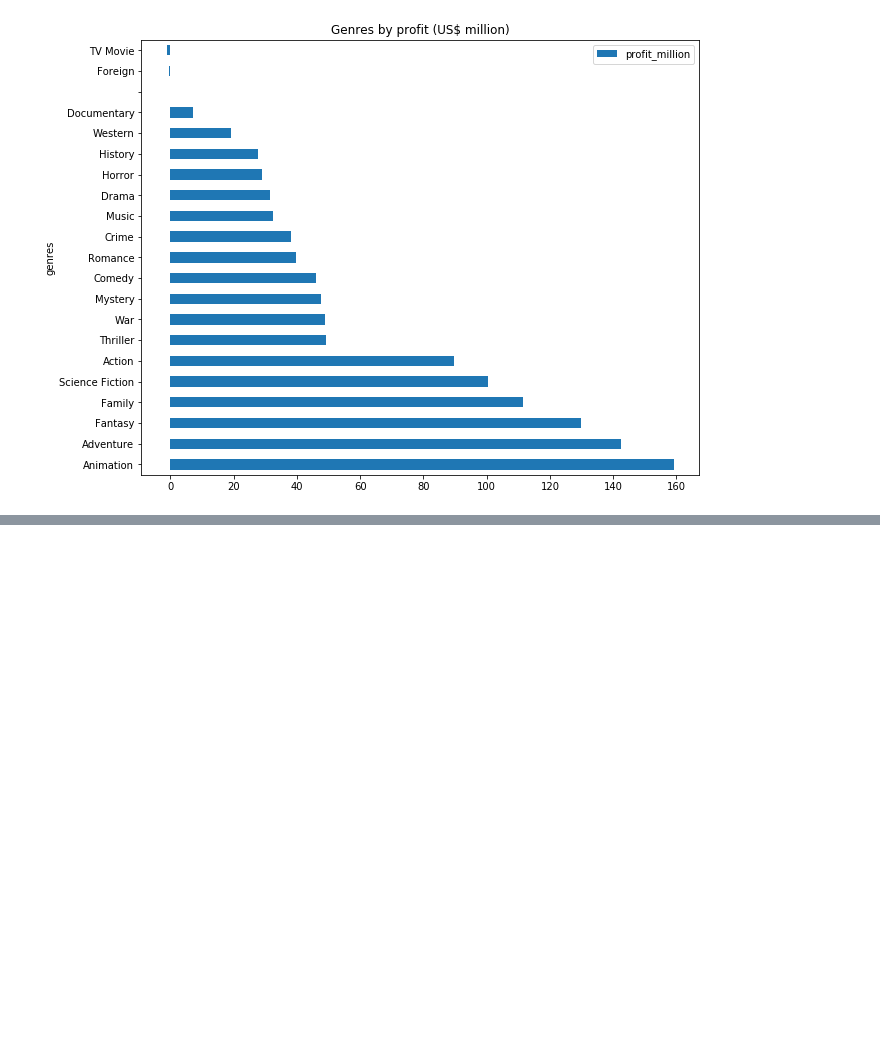
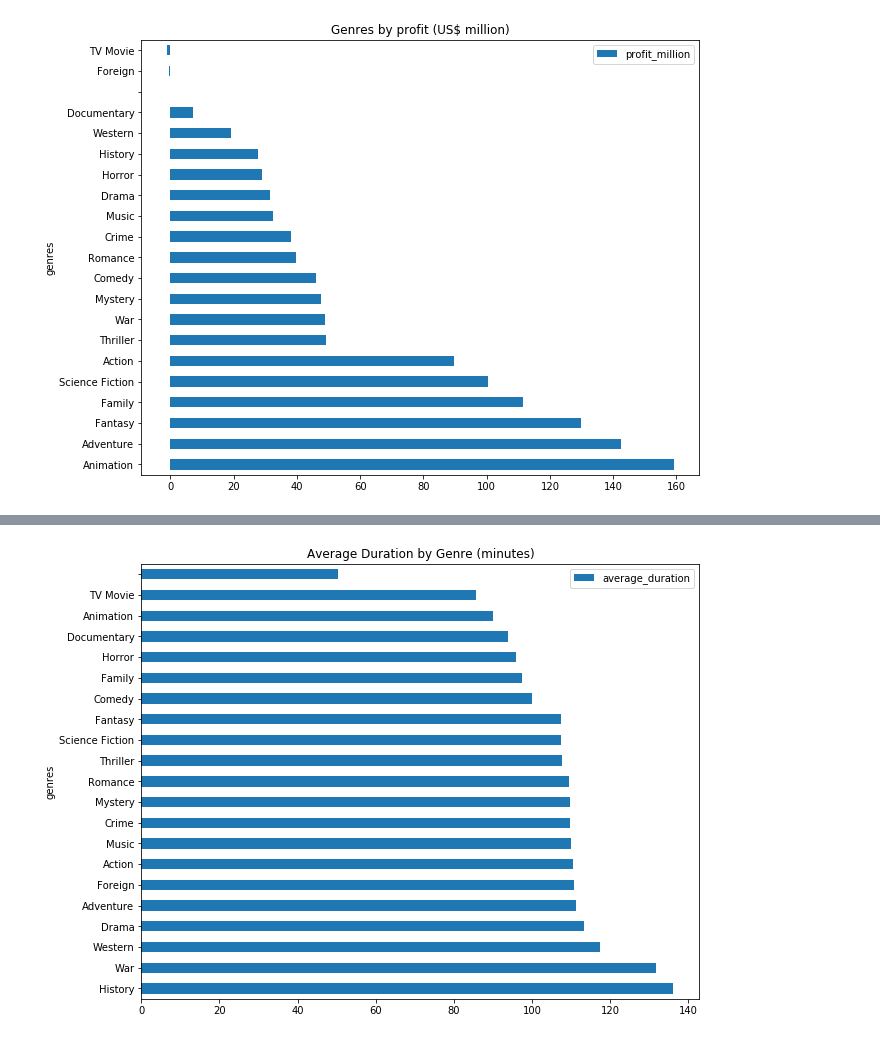
Before and after one commit to mav10/DataAnalysis, a Jupyter notebook: Movie_Dataset.ipynb, the cells around one changed output, grey strips where cells are left out. Cells and saved outputs as stored; diff of their text form; code cells hidden in the pictures; blank space fills up the shorter version.

Commit message:
Figure out avg duration for everry genre

```diff
--- a/Movie_Dataset.ipynb
+++ b/Movie_Dataset.ipynb
@@ -146,3 +146,6 @@ avg.sort_values('profit_million', ascending=False, inplace = True )
 avg[['profit_million']].plot.barh(stacked=True, title = 'Genres by profit (US$ million)', figsize=(10, 8));
 # %% [output]
 [figure]
+# %%
+groupedbyDuration = df[['title', 'runtime','genres']]
+groupedbyDuration.head()
@@ -148,0 +159,7 @@ avg[['profit_million']].plot.barh(stacked=True, title = 'Genres by profit (US$ m
+# %%
+groupedbyDurationAndGenre = groupedbyDuration.groupby(['genres']).mean()
+groupedbyDurationAndGenre['average_duration']  = groupedbyDurationAndGenre['runtime'].round(2)
+del groupedbyDurationAndGenre['runtime']
+groupedbyDurationAndGenre.sort_values('average_duration', ascending=False, inplace = True )
+
+groupedbyDurationAndGenre
@@ -148,0 +185,4 @@ avg[['profit_million']].plot.barh(stacked=True, title = 'Genres by profit (US$ m
+# %%
+groupedbyDurationAndGenre[['average_duration']].plot.barh(stacked=True, title = 'Average Duration by Genre (minutes)', figsize=(10, 8));
+# %% [output]
+[figure, added]
```
Also changed, not shown: parts of 2 cells of this notebook.
